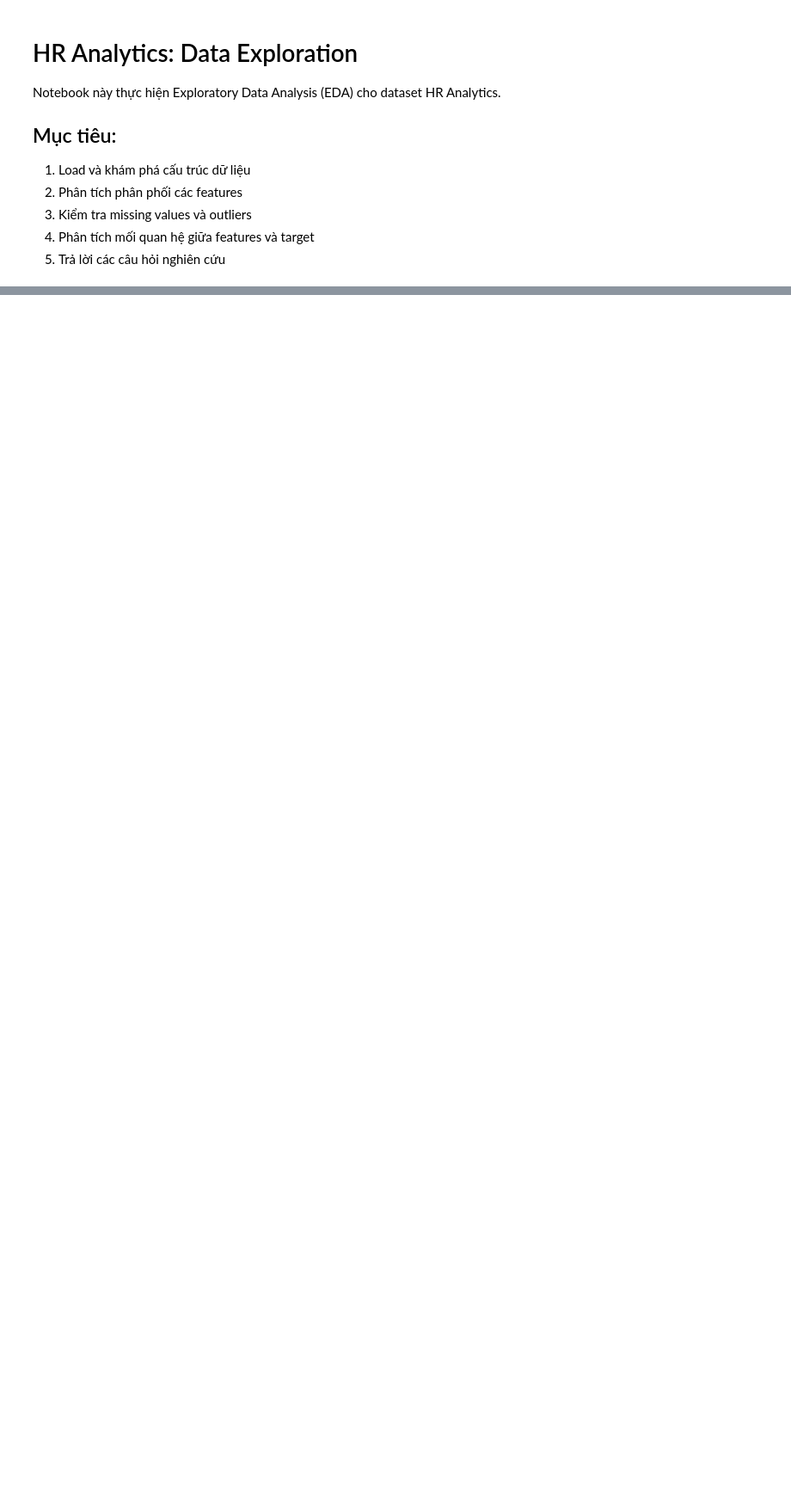
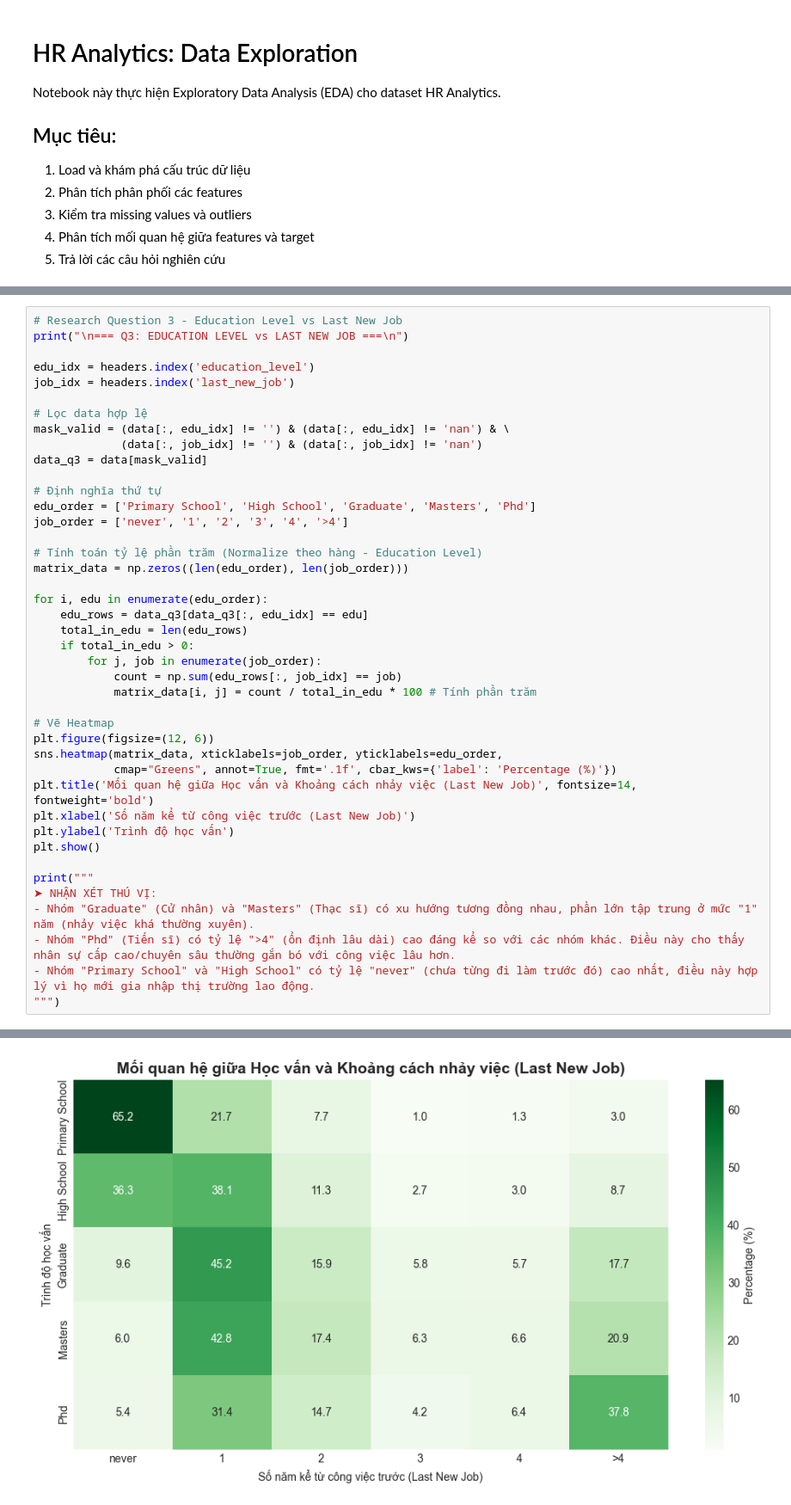
Before and after one commit to LeMinhNhat2901/HR_Analytics_Job_Change_of_Data_Scientists, a Jupyter notebook: notebooks/01_data_exploration.ipynb, the cells around one changed output, grey strips where cells are left out. Shown at 86% size. Drawn from its saved outputs; the diff is of its cells as text; blank space fills up the shorter version.

```diff
--- a/notebooks/01_data_exploration.ipynb
+++ b/notebooks/01_data_exploration.ipynb
@@ -359,0 +395,43 @@ CDI High: 16.03% muốn thay đổi công việc
+# %%
+# Research Question 3 - Education Level vs Last New Job
+print("\n=== Q3: EDUCATION LEVEL vs LAST NEW JOB ===\n")
+
+edu_idx = headers.index('education_level')
+job_idx = headers.index('last_new_job')
+
+# Lọc data hợp lệ
+mask_valid = (data[:, edu_idx] != '') & (data[:, edu_idx] != 'nan') & \
+             (data[:, job_idx] != '') & (data[:, job_idx] != 'nan')
+data_q3 = data[mask_valid]
+
+# Định nghĩa thứ tự
+edu_order = ['Primary School', 'High School', 'Graduate', 'Masters', 'Phd']
+job_order = ['never', '1', '2', '3', '4', '>4']
+
+# Tính toán tỷ lệ phần trăm (Normalize theo hàng - Education Level)
+matrix_data = np.zeros((len(edu_order), len(job_order)))
+
+for i, edu in enumerate(edu_order):
+    edu_rows = data_q3[data_q3[:, edu_idx] == edu]
+    total_in_edu = len(edu_rows)
+    if total_in_edu > 0:
+        for j, job in enumerate(job_order):
+            count = np.sum(edu_rows[:, job_idx] == job)
+            matrix_data[i, j] = count / total_in_edu * 100 # Tính phần trăm
+
+# Vẽ Heatmap
+plt.figure(figsize=(12, 6))
+sns.heatmap(matrix_data, xticklabels=job_order, yticklabels=edu_order,
+            cmap="Greens", annot=True, fmt='.1f', cbar_kws={'label': 'Percentage (%)'})
+plt.title('Mối quan hệ giữa Học vấn và Khoảng cách nhảy việc (Last New Job)', fontsize=14, fontweight='bold')
+plt.xlabel('Số năm kể từ công việc trước (Last New Job)')
+plt.ylabel('Trình độ học vấn')
+plt.show()
+
+print("""
+➤ NHẬN XÉT THÚ VỊ:
+- Nhóm "Graduate" (Cử nhân) và "Masters" (Thạc sĩ) có xu hướng tương đồng nhau, phần lớn tập trung ở mức "1" năm (nhảy việc khá thường xuyên).
+- Nhóm "Phd" (Tiến sĩ) có tỷ lệ ">4" (ổn định lâu dài) cao đáng kể so với các nhóm khác. Điều này cho thấy nhân sự cấp cao/chuyên sâu thường gắn bó với công việc lâu hơn.
+- Nhóm "Primary School" và "High School" có tỷ lệ "never" (chưa từng đi làm trước đó) cao nhất, điều này hợp lý vì họ mới gia nhập thị trường lao động.
+""")
+# %% [output]
@@ -359,0 +439 @@ CDI High: 16.03% muốn thay đổi công việc
+[figure, added]
```
Also changed, not shown: parts of 18 cells of this notebook, 17 other files.
